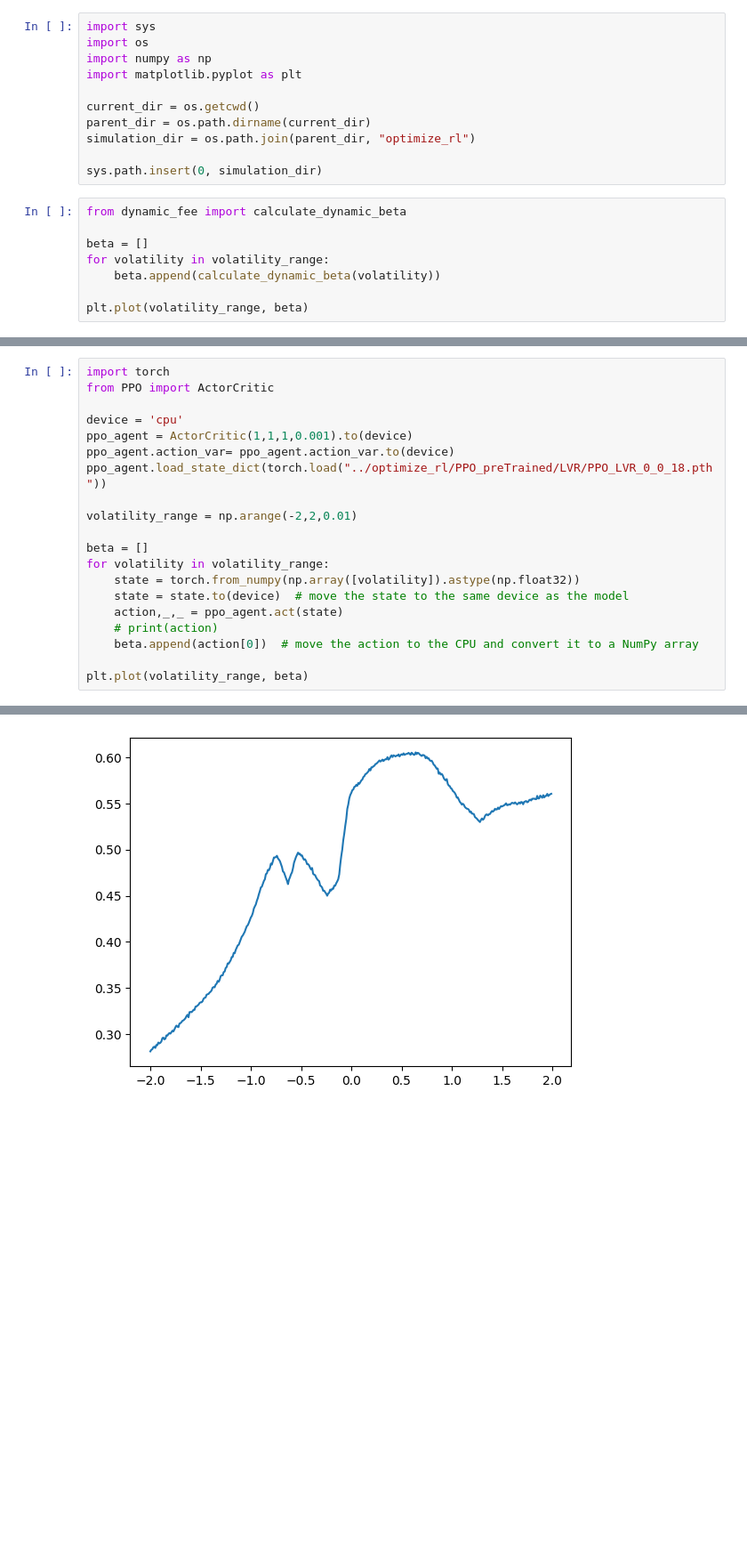
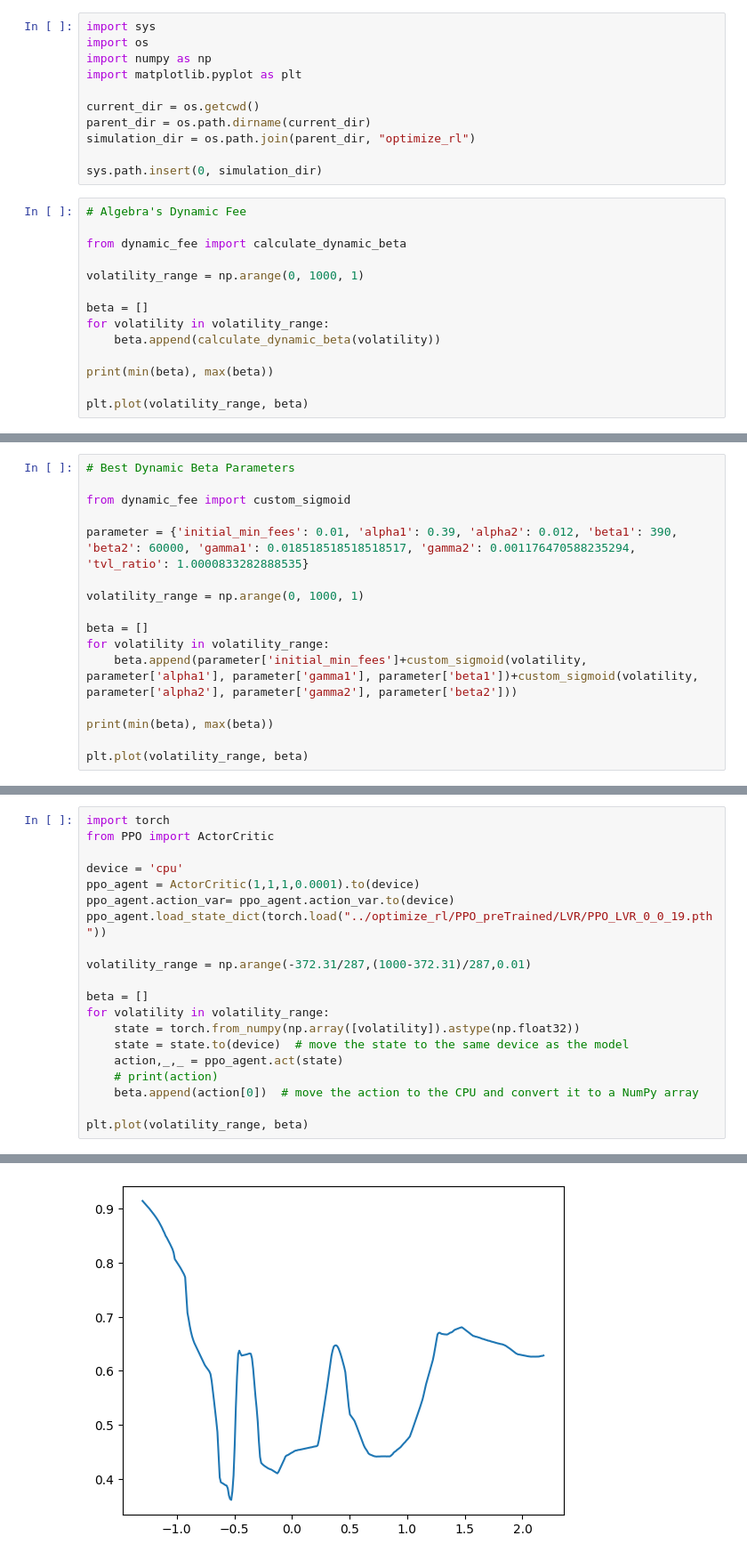
Before and after one commit to decipherhub/LVR-Diamond-DynamicBeta, a Jupyter notebook: simulation/analysis.ipynb, the cells around one changed output, grey strips where cells are left out. Shown at 89% size. Saved outputs shown, nothing was run; the diff lists cells and outputs as text; blank space fills up the shorter version.

Commit message:
Update diamond core protocol, Update optimize.py, Update analysis.ipynb

```diff
--- a/simulation/analysis.ipynb
+++ b/simulation/analysis.ipynb
@@ -10,11 +10,17 @@ simulation_dir = os.path.join(parent_dir, "optimize_rl")
 
 sys.path.insert(0, simulation_dir)
 # %%
+# Algebra's Dynamic Fee
+
 from dynamic_fee import calculate_dynamic_beta
+
+volatility_range = np.arange(0, 1000, 1)
 
 beta = []
 for volatility in volatility_range:
     beta.append(calculate_dynamic_beta(volatility))
 
+print(min(beta), max(beta))
+
 plt.plot(volatility_range, beta)
 # %% [output]
@@ -22,0 +30,16 @@ plt.plot(volatility_range, beta)
+# %%
+# Best Dynamic Beta Parameters
+
+from dynamic_fee import custom_sigmoid
+
+parameter = {'initial_min_fees': 0.01, 'alpha1': 0.39, 'alpha2': 0.012, 'beta1': 390, 'beta2': 60000, 'gamma1': 0.018518518518518517, 'gamma2': 0.001176470588235294, 'tvl_ratio': 1.0000833282888535}
+
+volatility_range = np.arange(0, 1000, 1)
+
+beta = []
+for volatility in volatility_range:
+    beta.append(parameter['initial_min_fees']+custom_sigmoid(volatility, parameter['alpha1'], parameter['gamma1'], parameter['beta1'])+custom_sigmoid(volatility, parameter['alpha2'], parameter['gamma2'], parameter['beta2']))
+
+print(min(beta), max(beta))
+
+plt.plot(volatility_range, beta)
@@ -23,26 +99,26 @@ plt.plot(volatility_range, beta)
 # %%
 import torch
 from PPO import ActorCritic
 
 device = 'cpu'
-ppo_agent = ActorCritic(1,1,1,0.001).to(device)
+ppo_agent = ActorCritic(1,1,1,0.0001).to(device)
 ppo_agent.action_var= ppo_agent.action_var.to(device)
-ppo_agent.load_state_dict(torch.load("../optimize_rl/PPO_preTrained/LVR/PPO_LVR_0_0_18.pth"))
+ppo_agent.load_state_dict(torch.load("../optimize_rl/PPO_preTrained/LVR/PPO_LVR_0_0_19.pth"))
 
-volatility_range = np.arange(-2,2,0.01)
+volatility_range = np.arange(-372.31/287,(1000-372.31)/287,0.01)
 
 beta = []
 for volatility in volatility_range:
     state = torch.from_numpy(np.array([volatility]).astype(np.float32))
     state = state.to(device)  # move the state to the same device as the model
     action,_,_ = ppo_agent.act(state)
     # print(action)
     beta.append(action[0])  # move the action to the CPU and convert it to a NumPy array
 
 plt.plot(volatility_range, beta)
 # %% [output]
 [<matplotlib.lines.Line2D at 0x...>]
-[figure, old version]
+[figure, new version]
 # %%
 import pandas as pd
 
```
Also changed, not shown: parts of 23 cells of this notebook, 10 other files.
